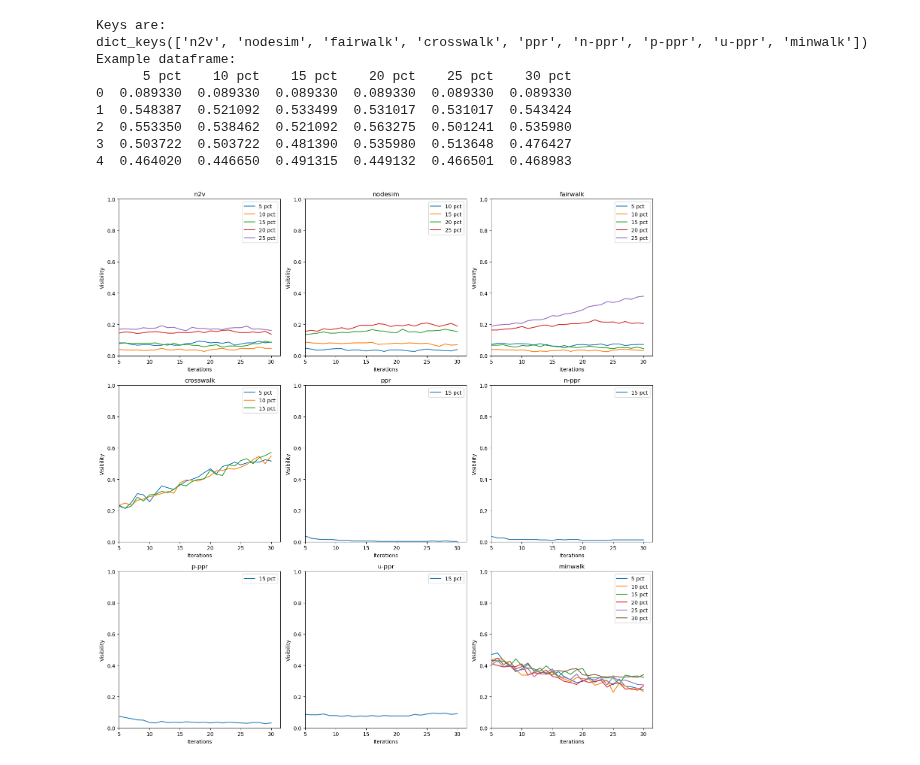
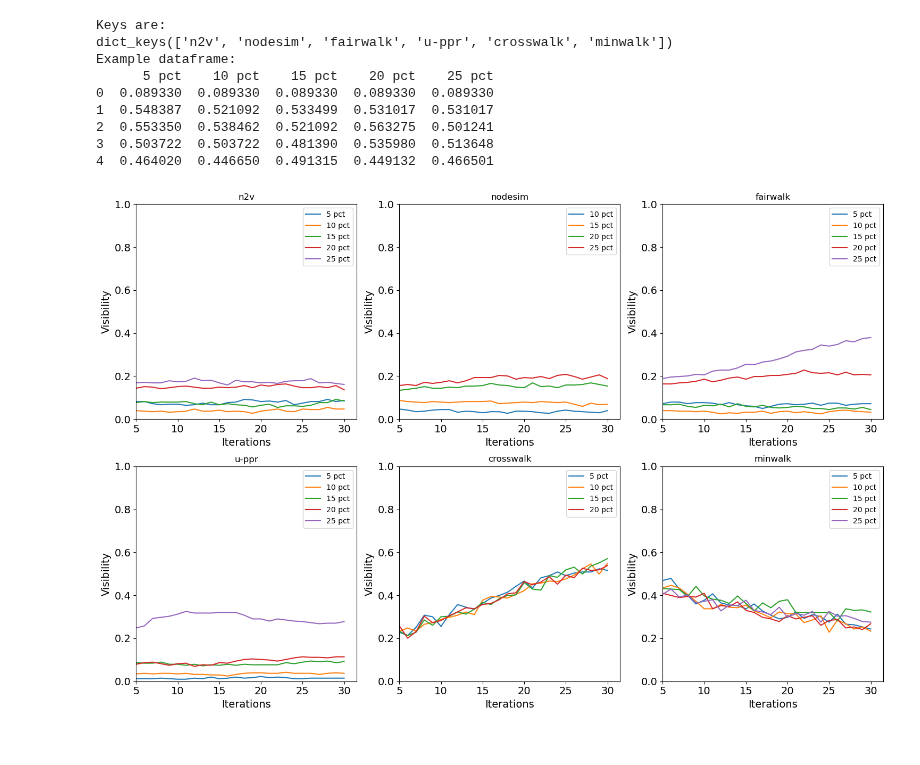
Before and after one commit to jasonTheDev/link-rec-evolution, a Jupyter notebook: data/charts02.ipynb, the cells around one changed output. Saved outputs shown, nothing was run; the diff lists cells and outputs as text; code cells hidden in the pictures.

Commit message:
Some changes to charts

```diff
--- a/data/charts02.ipynb
+++ b/data/charts02.ipynb
@@ -45,12 +45,7 @@ def read_and_combine_files(directories, datasetname, algorithms):
         '.nodesim': 'nodesim',
         '.fairwalk': 'fairwalk',
         '.crosswalk': 'crosswalk',
-        '.CrossWalk_Alpha_0.50_P_2': 'crosswalk',
-        '.ppr': 'ppr',
-        '.nlocal_fair_ppr': 'n-ppr',
-        '.plocal_fair_ppr': 'p-ppr',
         '.ulocal_fair_ppr': 'u-ppr',
-        '.SimpleWalk_maj_only_reset_0': 'minwalk',
         '.minwalk': 'minwalk'
     }
 
@@ -68,17 +63,16 @@ def read_and_combine_files(directories, datasetname, algorithms):
 
         # Update the DataFrame with new column names
         df.columns = new_columns
-        combined_dataframes[alg] = df
+        combined_dfs[alg] = df
 
 
     return combined_dfs_renamed
 
 # Call the function with the original algorithm names
-directories = ['05percent', '10percent', '15percent', '20percent', '25percent', '30percent']
+directories = ['05percent', '10percent', '15percent', '20percent', '25percent']
 datasetname = 'facebook'
 algorithms = ['.node2vec', '.nodesim', '.fairwalk',
-              '.CrossWalk_Alpha_0.50_P_2', '.ppr', '.nlocal_fair_ppr',
-              '.plocal_fair_ppr', '.ulocal_fair_ppr', '.SimpleWalk_maj_only_reset_0']
+              '.ulocal_fair_ppr', '.crosswalk', '.minwalk']
 
 combined_dataframes = read_and_combine_files(directories, datasetname, algorithms)
 
@@ -89,14 +83,14 @@ print('Example dataframe:')
 print(combined_dataframes['minwalk'].head())
 # %% [output]
 Keys are:
-dict_keys(['n2v', 'nodesim', 'fairwalk', 'crosswalk', 'ppr', 'n-ppr', 'p-ppr', 'u-ppr', 'minwalk'])
+dict_keys(['n2v', 'nodesim', 'fairwalk', 'u-ppr', 'crosswalk', 'minwalk'])
 Example dataframe:
-      5 pct    10 pct    15 pct    20 pct    25 pct    30 pct
-0  0.089330  0.089330  0.089330  0.089330  0.089330  0.089330
-1  0.548387  0.521092  0.533499  0.531017  0.531017  0.543424
-2  0.553350  0.538462  0.521092  0.563275  0.501241  0.535980
-3  0.503722  0.503722  0.481390  0.535980  0.513648  0.476427
-4  0.464020  0.446650  0.491315  0.449132  0.466501  0.468983
+      5 pct    10 pct    15 pct    20 pct    25 pct
+0  0.089330  0.089330  0.089330  0.089330  0.089330
+1  0.548387  0.521092  0.533499  0.531017  0.531017
+2  0.553350  0.538462  0.521092  0.563275  0.501241
+3  0.503722  0.503722  0.481390  0.535980  0.513648
+4  0.464020  0.446650  0.491315  0.449132  0.466501
 # %%
 import matplotlib.pyplot as plt
 
@@ -105,35 +99,38 @@ algorithms = list(combined_dataframes.keys())
 
 # Map suffix to y-axis label
 y_label_map = {
     'vis': 'Visibility',
     'clu': 'Clustering Coefficient',
     'gin': 'Gini'
 }
 
-# Create a 3x3 grid of subplots
-fig, axes = plt.subplots(nrows=3, ncols=3, figsize=(15, 15))
+# Create a 2x3 grid of subplots
+fig, axes = plt.subplots(nrows=2, ncols=3, figsize=(15, 10))
 axes = axes.flatten()  # Flatten the 2D array of axes to easily loop over it
 
 for i, alg in enumerate(algorithms):
     ax = axes[i]
     df = combined_dataframes[alg]
 
     # Plot the data
     df.plot(kind='line', ax=ax)  # Example: line plot
 
     ax.set_title(alg)
-    ax.set_xlabel('Iterations')  # Set x-axis label as 'Iterations'
-    ax.set_ylabel(y_label_map.get(suff, 'Value'))
+    ax.set_xlabel('Iterations', fontsize=14)  # Set x-axis label as 'Iterations' with font size 16
+    ax.set_ylabel(y_label_map.get(suff, 'Value'), fontsize=14)  # Set y-axis label with font size 16
     ax.set_ylim(0, 1)  # Set y-axis scale from 0 to 1
     ax.set_xlim(left=5)  # Set x-axis to start from iteration 5
+
+    # Increase the font size of the tick labels
+    ax.tick_params(axis='both', labelsize=14)
 
 # Adjust layout to prevent overlapping
 plt.tight_layout()
 
 # Save the figure as a PDF
 plt.savefig(f'plot.vary_minority_sizes.{suff}.pdf', format='pdf')
 
 # Show the plot
 plt.show()
 # %% [output]
-[figure, old version]
+[figure, new version]
```
Also changed, not shown: 15 other files.
